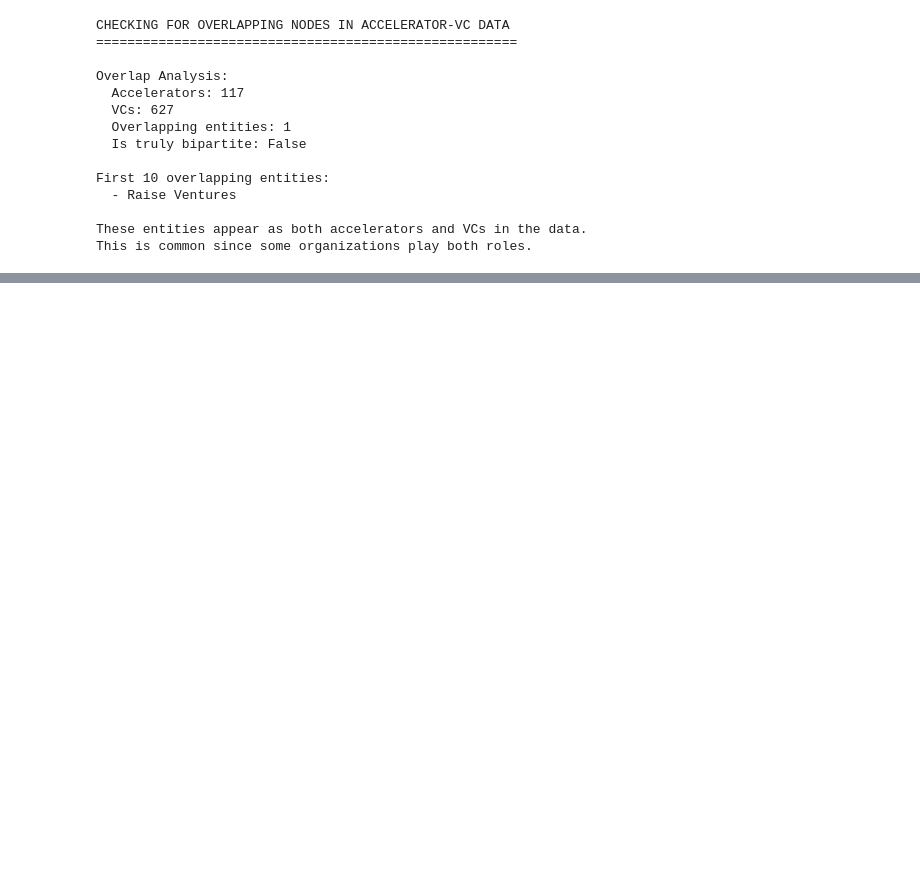
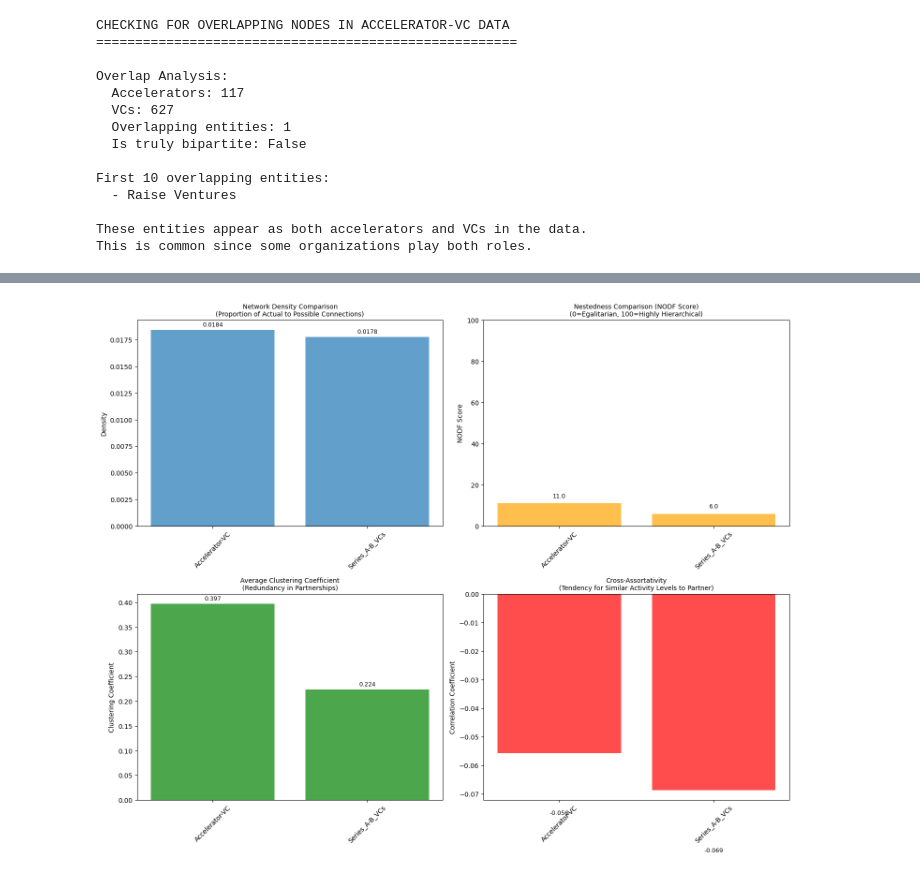
Before and after one commit to joaomelga/innovation-networks-exploration, a Jupyter notebook: tests.ipynb, the cells around one changed output, grey strips where cells are left out. Cells and saved outputs as stored; diff of their text form; code cells hidden in the pictures; blank space fills up the shorter version.

```diff
--- a/tests.ipynb
+++ b/tests.ipynb
@@ -1126,0 +1465,93 @@ print(f"   • Cross-assortativity indicates matching preferences")
+# %%
+# Compare all bipartite networks systematically
+networks_comparison = compare_bipartite_networks({
+    'Accelerator-VC': acc_vc_analysis,
+    'Series_A-B_VCs': series_ab_analysis
+})
+
+print("Comprehensive Network Comparison:")
+print("=" * 35)
+print(networks_comparison.to_string(index=False, float_format='%.4f'))
+
+# Create enhanced visualization comparing key metrics
+fig, axes = plt.subplots(2, 2, figsize=(15, 12))
+
+# Network density comparison with context
+density_data = networks_comparison['Density']
+bars1 = axes[0,0].bar(networks_comparison['Network'], density_data, alpha=0.7)
+axes[0,0].set_title('Network Density Comparison\n(Proportion of Actual to Possible Connections)', fontsize=10)
+axes[0,0].set_ylabel('Density')
+axes[0,0].tick_params(axis='x', rotation=45)
+# Add value labels on bars
+for i, (bar, value) in enumerate(zip(bars1, density_data)):
+    axes[0,0].text(bar.get_x() + bar.get_width()/2, bar.get_height() + max(density_data)*0.01,
+                   f'{value:.4f}', ha='center', va='bottom', fontsize=9)
+
+# NODF nestedness comparison
+nodf_data = networks_comparison['NODF_Score']
+bars2 = axes[0,1].bar(networks_comparison['Network'], nodf_data, alpha=0.7, color='orange')
+axes[0,1].set_title('Nestedness Comparison (NODF Score)\n(0=Egalitarian, 100=Highly Hierarchical)', fontsize=10)
+axes[0,1].set_ylabel('NODF Score')
+axes[0,1].set_ylim(0, 100)
+axes[0,1].tick_params(axis='x', rotation=45)
+# Add value labels
+for bar, value in zip(bars2, nodf_data):
+    axes[0,1].text(bar.get_x() + bar.get_width()/2, bar.get_height() + 2,
+                   f'{value:.1f}', ha='center', va='bottom', fontsize=9)
+
+# Clustering comparison
+clustering_data = networks_comparison['Avg_Clustering']
+bars3 = axes[1,0].bar(networks_comparison['Network'], clustering_data, alpha=0.7, color='green')
+axes[1,0].set_title('Average Clustering Coefficient\n(Redundancy in Partnerships)', fontsize=10)
+axes[1,0].set_ylabel('Clustering Coefficient')
+axes[1,0].tick_params(axis='x', rotation=45)
+for bar, value in zip(bars3, clustering_data):
+    axes[1,0].text(bar.get_x() + bar.get_width()/2, bar.get_height() + max(clustering_data)*0.01,
+                   f'{value:.3f}', ha='center', va='bottom', fontsize=9)
+
+# Cross-assortativity comparison
+assort_data = networks_comparison['Cross_Assortativity']
+bars4 = axes[1,1].bar(networks_comparison['Network'], assort_data, alpha=0.7, color='red')
+axes[1,1].set_title('Cross-Assortativity\n(Tendency for Similar Activity Levels to Partner)', fontsize=10)
+axes[1,1].set_ylabel('Correlation Coefficient')
+axes[1,1].axhline(y=0, color='black', linestyle='--', alpha=0.5)
+axes[1,1].tick_params(axis='x', rotation=45)
+for bar, value in zip(bars4, assort_data):
+    y_pos = value + 0.02 if value >= 0 else value - 0.02
+    axes[1,1].text(bar.get_x() + bar.get_width()/2, y_pos,
+                   f'{value:.3f}', ha='center', va='bottom' if value >= 0 else 'top', fontsize=9)
+
+plt.tight_layout()
+plt.show()
+
+# Quantitative comparison insights
+print(f"\nKey Comparative Insights:")
+
+# Density comparison
+if acc_metrics['density'] > ab_metrics['density'] * 2:
+    print(f"  • Accelerator-VC partnerships much denser than Series A-B VC connections")
+elif ab_metrics['density'] > acc_metrics['density'] * 2:
+    print(f"  • Series A-B VC connections much denser than Accelerator-VC partnerships")
+else:
+    print(f"  • Similar density levels across both network types")
+
+# Hierarchy comparison
+hierarchy_diff = acc_nestedness['nodf_total'] - ab_nestedness['nodf_total']
+if abs(hierarchy_diff) > 15:
+    if hierarchy_diff > 0:
+        print(f"  • Accelerator-VC relationships significantly more hierarchical ({hierarchy_diff:+.1f} points)")
+    else:
+        print(f"  • Series A-B VC relationships significantly more hierarchical ({-hierarchy_diff:.1f} points)")
+else:
+    print(f"  • Similar hierarchy levels across both networks ({hierarchy_diff:+.1f} points difference)")
+
+# Assortativity comparison
+assort_diff = acc_assort['cross_assortativity'] - ab_assort['cross_assortativity']
+if abs(assort_diff) > 0.2:
+    if assort_diff > 0:
+        print(f"  • Accelerator-VC matching more assortative (homophilic) than Series A-B VCs")
+    else:
+        print(f"  • Series A-B VC matching more assortative (homophilic) than Accelerator-VC")
+else:
+    print(f"  • Similar matching preferences across both network types")
+# %% [output]
@@ -1126,0 +1563 @@ print(f"   • Cross-assortativity indicates matching preferences")
+[figure, added]
```
Also changed, not shown: parts of 52 cells of this notebook.
